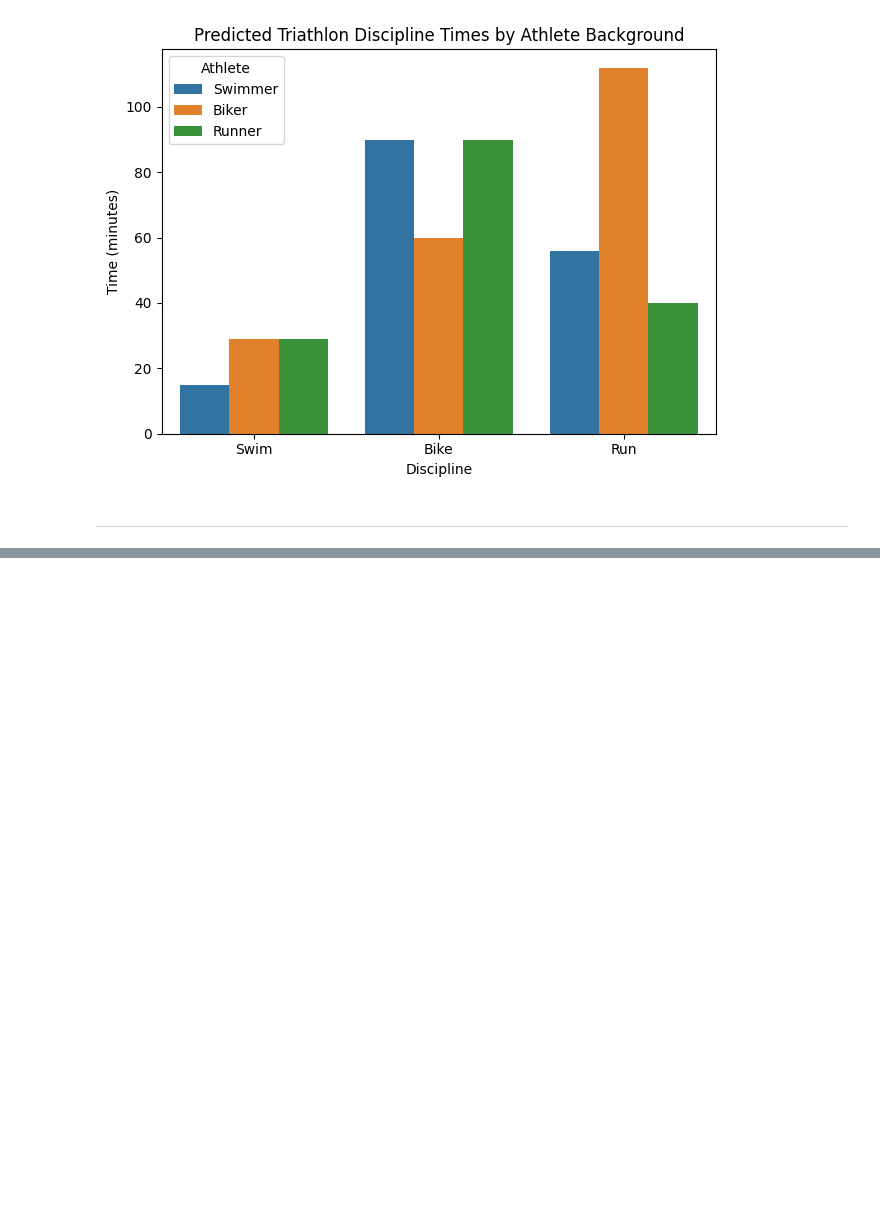
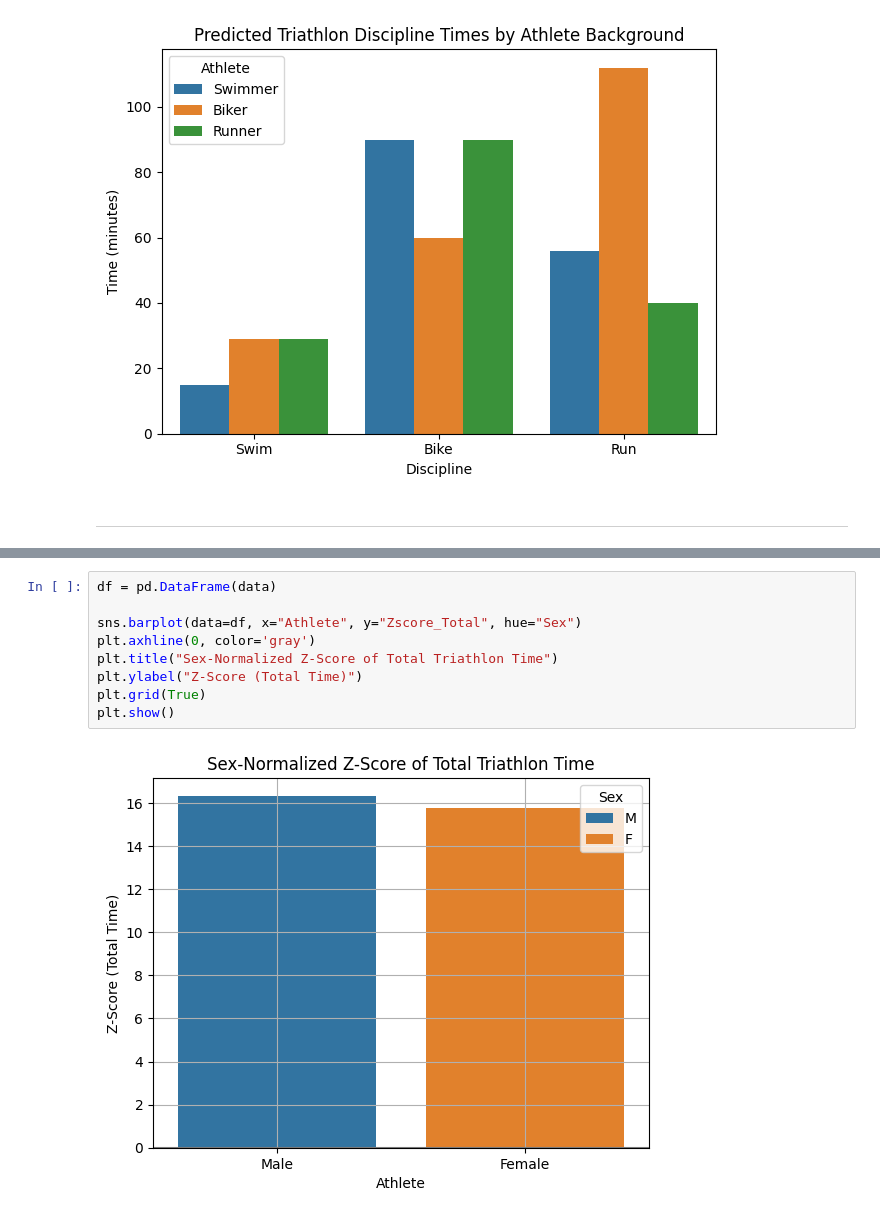
Before and after one commit to Jil-mueller/CMSE202-f25-Honors-Project, a Jupyter notebook: CMSE-202-Honors-Project.ipynb, the cells around one changed output, grey strips where cells are left out. Saved outputs shown, nothing was run; the diff lists cells and outputs as text; blank space fills up the shorter version.

```diff
--- a/CMSE-202-Honors-Project.ipynb
+++ b/CMSE-202-Honors-Project.ipynb
@@ -357,0 +441,11 @@ plt.show()
+# %%
+df = pd.DataFrame(data)
+
+sns.barplot(data=df, x="Athlete", y="Zscore_Total", hue="Sex")
+plt.axhline(0, color='gray')
+plt.title("Sex-Normalized Z-Score of Total Triathlon Time")
+plt.ylabel("Z-Score (Total Time)")
+plt.grid(True)
+plt.show()
+# %% [output]
+[figure, added]
```
Also changed, not shown: parts of 14 cells of this notebook.
